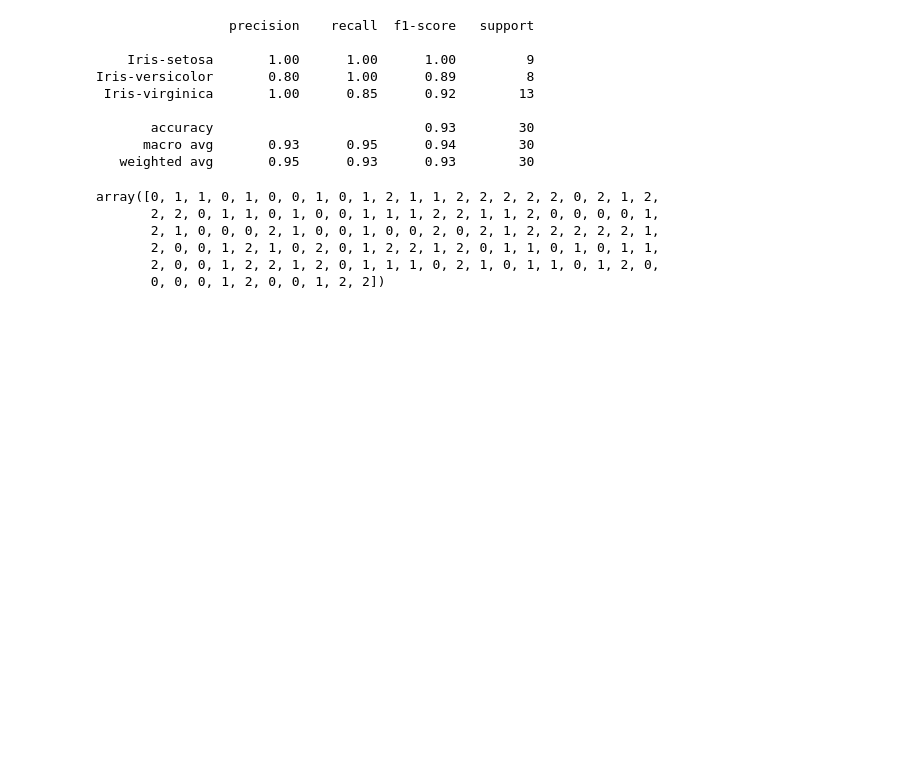
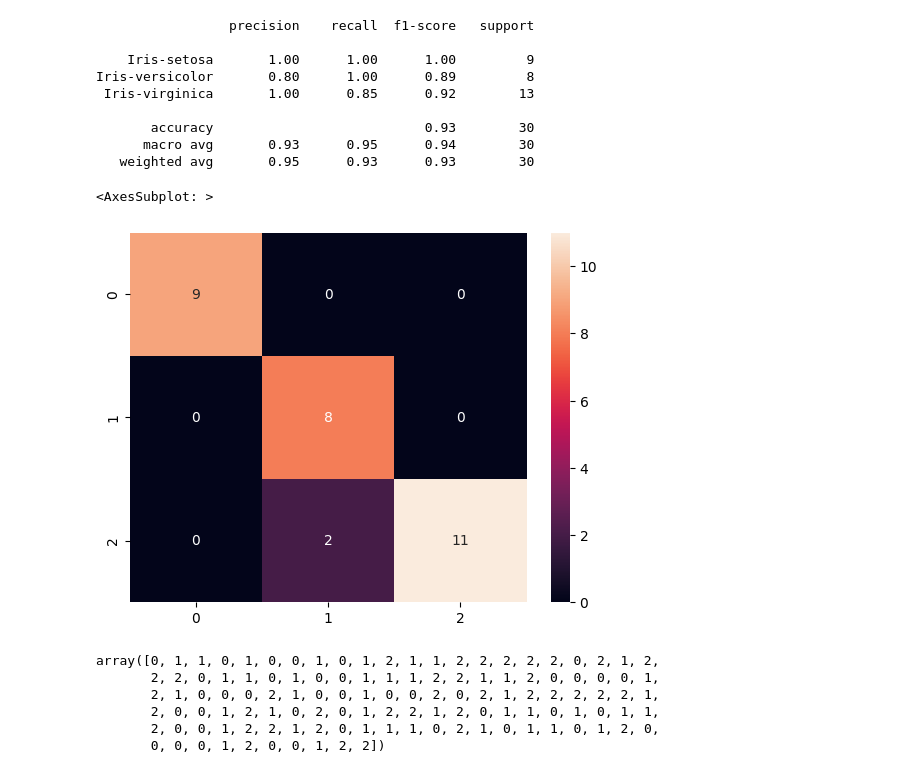
Before and after one commit to MaxinAI/school-of-ai, a Jupyter notebook: tsu_master_2022_2023/workshop_6_trees_boosting_bagging.ipynb, the cells around one changed output. Cells and saved outputs as stored; diff of their text form; code cells hidden in the pictures; blank space fills up the shorter version.

```diff
--- a/tsu_master_2022_2023/workshop_6_trees_boosting_bagging.ipynb
+++ b/tsu_master_2022_2023/workshop_6_trees_boosting_bagging.ipynb
@@ -250,6 +258,12 @@ Iris-versicolor       0.80      1.00      0.89         8
        accuracy                           0.93        30
       macro avg       0.93      0.95      0.94        30
    weighted avg       0.95      0.93      0.93        30
+# %%
+cm = confusion_matrix(y_test, y_pred)
+sns.heatmap(cm, annot=True, fmt='d')
+# %% [output]
+<AxesSubplot: >
+[figure, added]
 # %%
 le = LabelEncoder()
 y_train_en = le.fit_transform(y_train)
```
Also changed, not shown: parts of 5 cells of this notebook.
